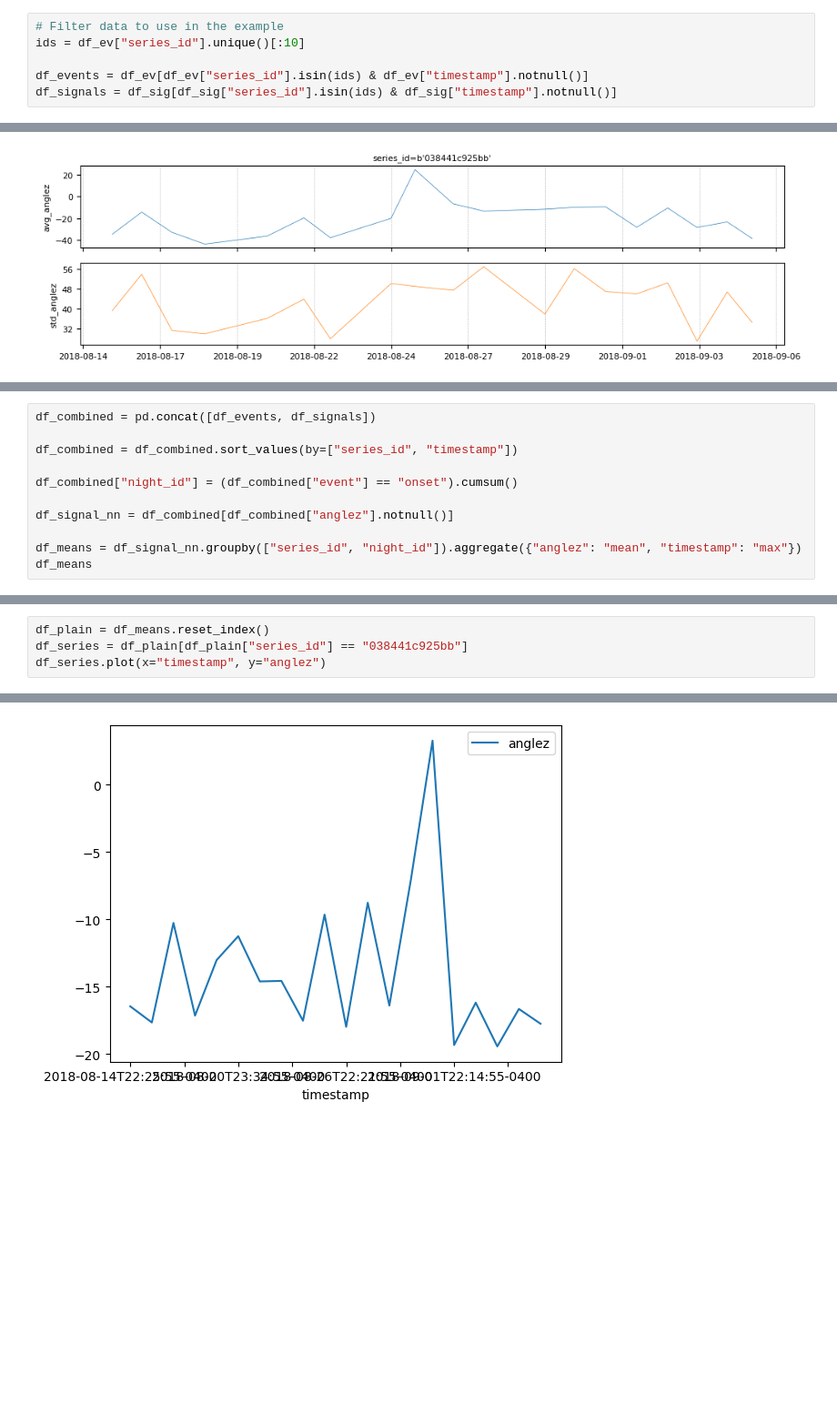
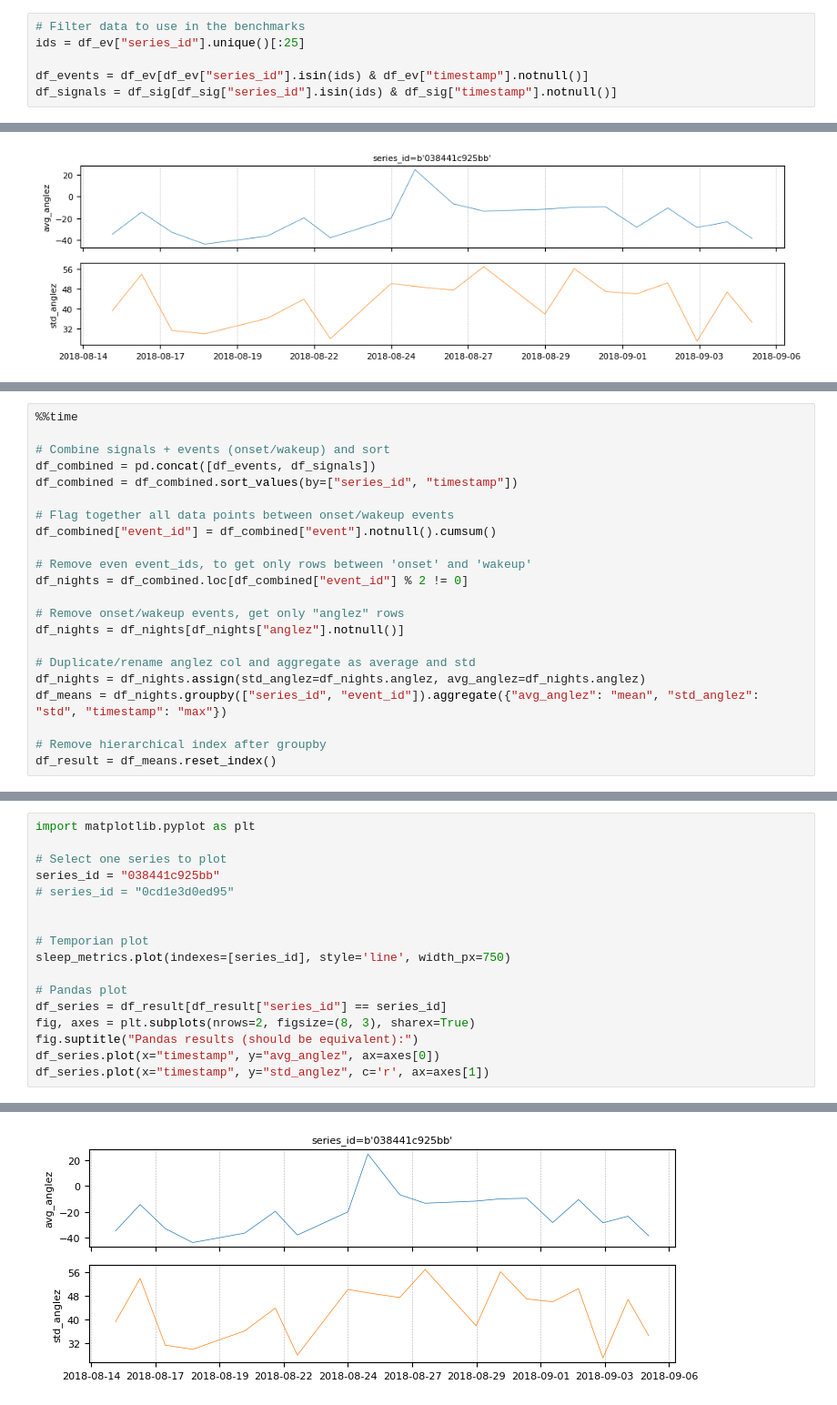
Before and after one commit to tryolabs/temporian-examples, a Jupyter notebook: examples/child_mind_institute.ipynb, the cells around one changed output, grey strips where cells are left out. Shown at 91% size. Saved outputs shown, nothing was run; the diff lists cells and outputs as text; blank space fills up the shorter version.

```diff
--- a/examples/child_mind_institute.ipynb
+++ b/examples/child_mind_institute.ipynb
@@ -45,6 +56,6 @@ df_sig
 # %%
-# Filter data to use in the example
-ids = df_ev["series_id"].unique()[:10]
+# Filter data to use in the benchmarks
+ids = df_ev["series_id"].unique()[:25]
 
 df_events = df_ev[df_ev["series_id"].isin(ids) & df_ev["timestamp"].notnull()]
 df_signals = df_sig[df_sig["series_id"].isin(ids) & df_sig["timestamp"].notnull()]
@@ -112,12 +104,23 @@ sleep_metrics.plot(indexes=["038441c925bb"], style='line')
 # %%
+%%time
+
+# Combine signals + events (onset/wakeup) and sort
 df_combined = pd.concat([df_events, df_signals])
-
 df_combined = df_combined.sort_values(by=["series_id", "timestamp"])
 
-df_combined["night_id"] = (df_combined["event"] == "onset").cumsum()
+# Flag together all data points between onset/wakeup events
+df_combined["event_id"] = df_combined["event"].notnull().cumsum()
 
-df_signal_nn = df_combined[df_combined["anglez"].notnull()]
+# Remove even event_ids, to get only rows between 'onset' and 'wakeup'
+df_nights = df_combined.loc[df_combined["event_id"] % 2 != 0]
 
-df_means = df_signal_nn.groupby(["series_id", "night_id"]).aggregate({"anglez": "mean", "timestamp": "max"})
-df_means
+# Remove onset/wakeup events, get only "anglez" rows
+df_nights = df_nights[df_nights["anglez"].notnull()]
+
+# Duplicate/rename anglez col and aggregate as average and std
+df_nights = df_nights.assign(std_anglez=df_nights.anglez, avg_anglez=df_nights.anglez)
+df_means = df_nights.groupby(["series_id", "event_id"]).aggregate({"avg_anglez": "mean", "std_anglez": "std", "timestamp": "max"})
+
+# Remove hierarchical index after groupby
+df_result = df_means.reset_index()
 # %% [output]
@@ -138,7 +157,20 @@ df_means
 # %%
-df_plain = df_means.reset_index()
-df_series = df_plain[df_plain["series_id"] == "038441c925bb"]
-df_series.plot(x="timestamp", y="anglez")
+import matplotlib.pyplot as plt
+
+# Select one series to plot
+series_id = "038441c925bb"
+# series_id = "0cd1e3d0ed95"
+
+
+# Temporian plot
+sleep_metrics.plot(indexes=[series_id], style='line', width_px=750)
+
+# Pandas plot
+df_series = df_result[df_result["series_id"] == series_id]
+fig, axes = plt.subplots(nrows=2, figsize=(8, 3), sharex=True)
+fig.suptitle("Pandas results (should be equivalent):")
+df_series.plot(x="timestamp", y="avg_anglez", ax=axes[0])
+df_series.plot(x="timestamp", y="std_anglez", c='r', ax=axes[1])
 # %% [output]
 <Axes: xlabel='timestamp'>
-[figure, old version]
+[figure, new version]
```
Also changed, not shown: parts of 18 cells of this notebook.
